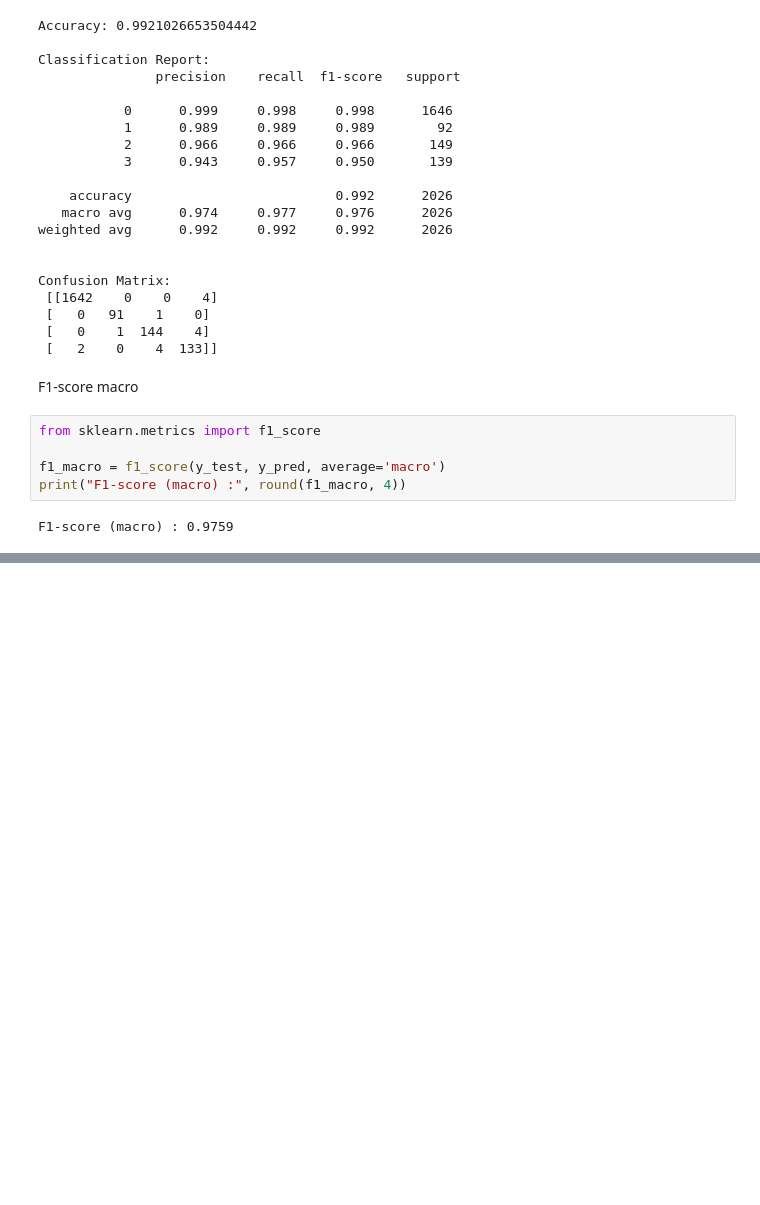
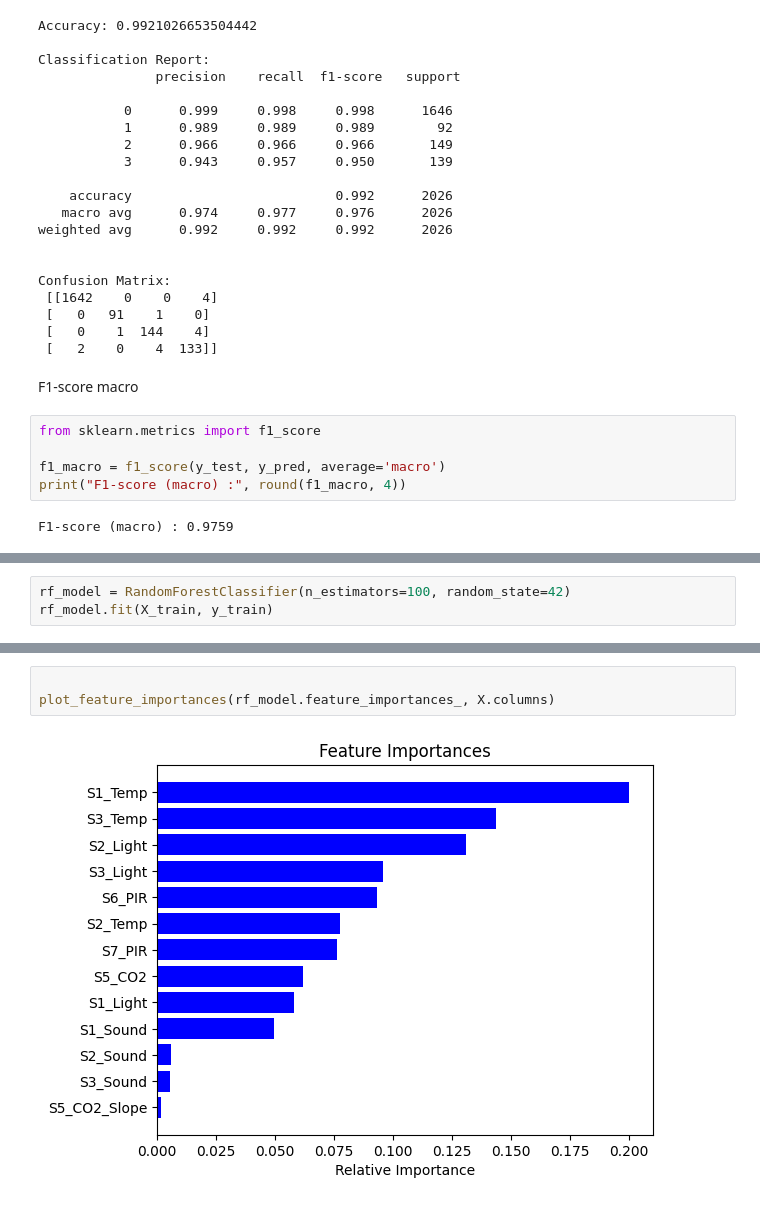
Before and after one commit to valentinedum/room_occupancy_estimation, a Jupyter notebook: notebooks/exploration.ipynb, the cells around one changed output, grey strips where cells are left out. Cells and saved outputs as stored; diff of their text form; blank space fills up the shorter version.

Commit message:
Random Forest

```diff
--- a/notebooks/exploration.ipynb
+++ b/notebooks/exploration.ipynb
@@ -1052,0 +1139,3 @@ F1-score (macro) : 0.9759
+# %%
+rf_model = RandomForestClassifier(n_estimators=100, random_state=42)
+rf_model.fit(X_train, y_train)
@@ -1052,0 +1166,5 @@ F1-score (macro) : 0.9759
+# %%
+
+plot_feature_importances(rf_model.feature_importances_, X.columns)
+# %% [output]
+[figure, added]
```
Also changed, not shown: parts of 31 cells of this notebook.
